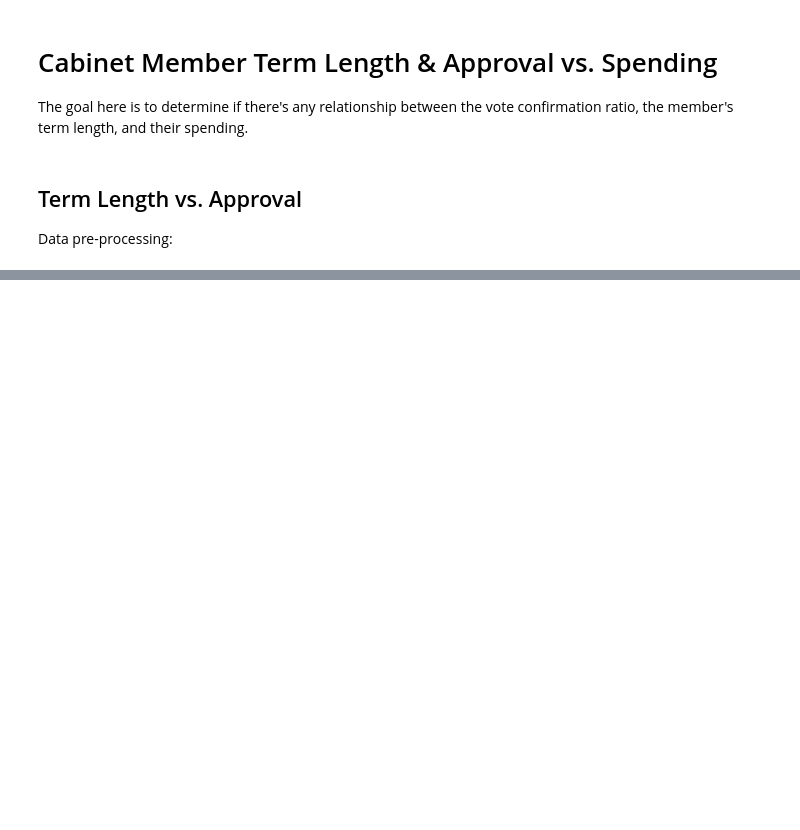
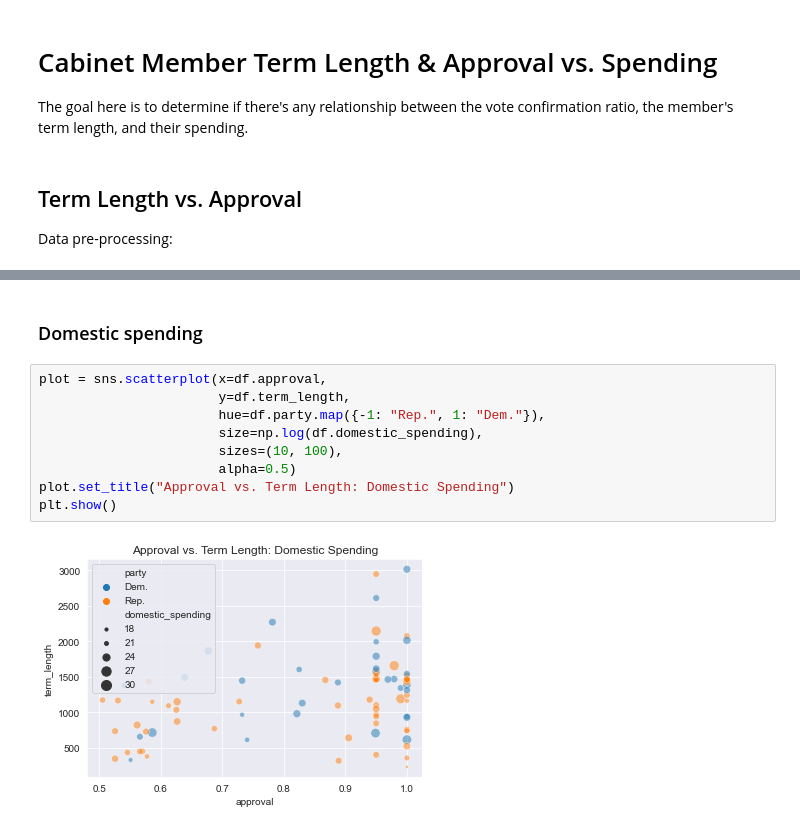
Before and after one commit to C7C8/ds3001-critter-analysis, a Jupyter notebook: notebooks/cabinet-term-length-approval-spending.ipynb, the cells around one changed output, grey strips where cells are left out. Saved outputs shown, nothing was run; the diff lists cells and outputs as text; blank space fills up the shorter version.

```diff
--- a/notebooks/cabinet-term-length-approval-spending.ipynb
+++ b/notebooks/cabinet-term-length-approval-spending.ipynb
@@ -38,0 +72,13 @@ df["approval"] = df.votes_for / (df.votes_for + df.votes_against)
+# %% [markdown]
+### Domestic spending
+# %%
+plot = sns.scatterplot(x=df.approval,
+                       y=df.term_length,
+                       hue=df.party.map({-1: "Rep.", 1: "Dem."}),
+                       size=np.log(df.domestic_spending),
+                       sizes=(10, 100),
+                       alpha=0.5)
+plot.set_title("Approval vs. Term Length: Domestic Spending")
+plt.show()
+# %% [output]
+[figure, added]
```
Also changed, not shown: parts of 14 cells of this notebook.
